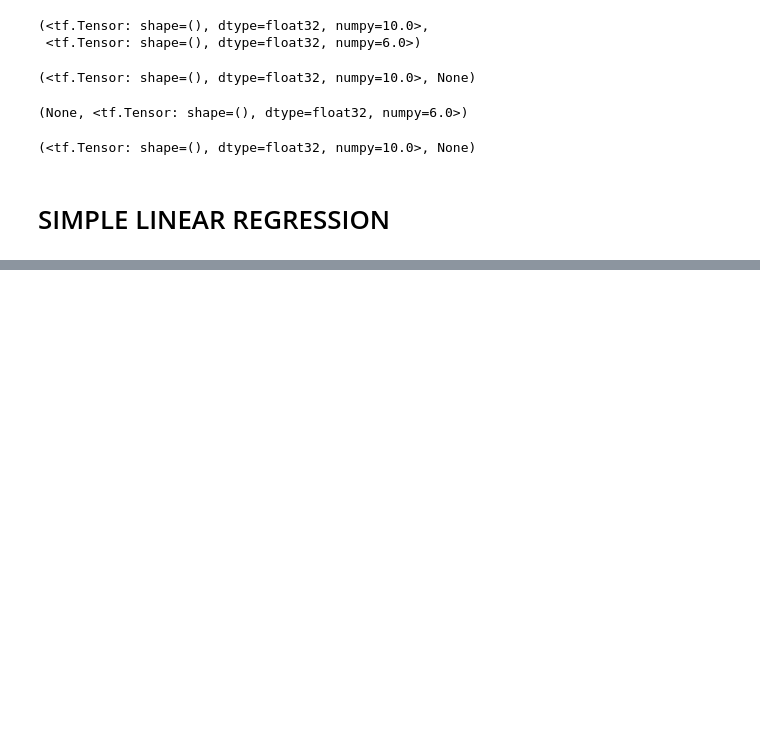
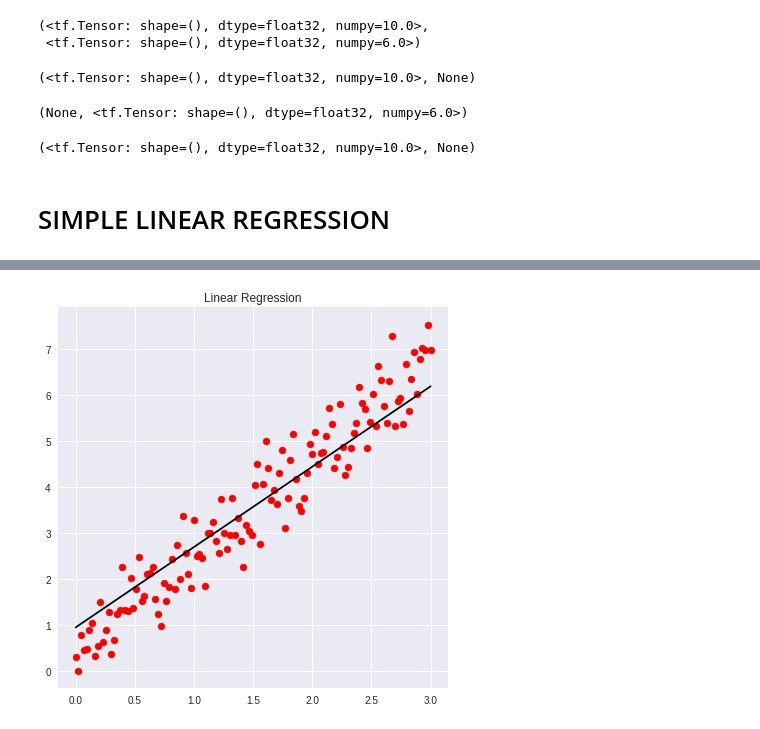
Before and after one commit to Felipeagq/TensorFlow, a Jupyter notebook: Linear Regression.ipynb, the cells around one changed output, grey strips where cells are left out. Cells and saved outputs as stored; diff of their text form; code cells hidden in the pictures; blank space fills up the shorter version.

Commit message:
linear regresion with keras

```diff
--- a/Linear Regression.ipynb
+++ b/Linear Regression.ipynb
@@ -311,0 +331,12 @@ plt.show()
+# %%
+model = tf.keras.Sequential([
+    tf.keras.layers.Dense(1,input_shape=(1,), activation='linear')
+])
+
+optimizer = tf.keras.optimizers.SGD(learning_rate=0.001)
+
+model.compile(loss='mse',
+metrics=['mse'],
+optimizer=optimizer)
+# %%
+model.fit(x,y,epochs=100)
@@ -311,0 +362,12 @@ plt.show()
+# %%
+y_pred = model.predict(x)
+# %%
+plt.style.use('seaborn')
+plt.figure(figsize=(7,7))
+plt.scatter(x,y,color='r',label='Original Data')
+plt.plot(x,y_pred,label='Lineal Model',color='k')
+plt.title('Linear Regression')
+plt.grid(True)
+plt.show()
+# %% [output]
+[figure, added]
```
Also changed, not shown: parts of 13 cells of this notebook.
